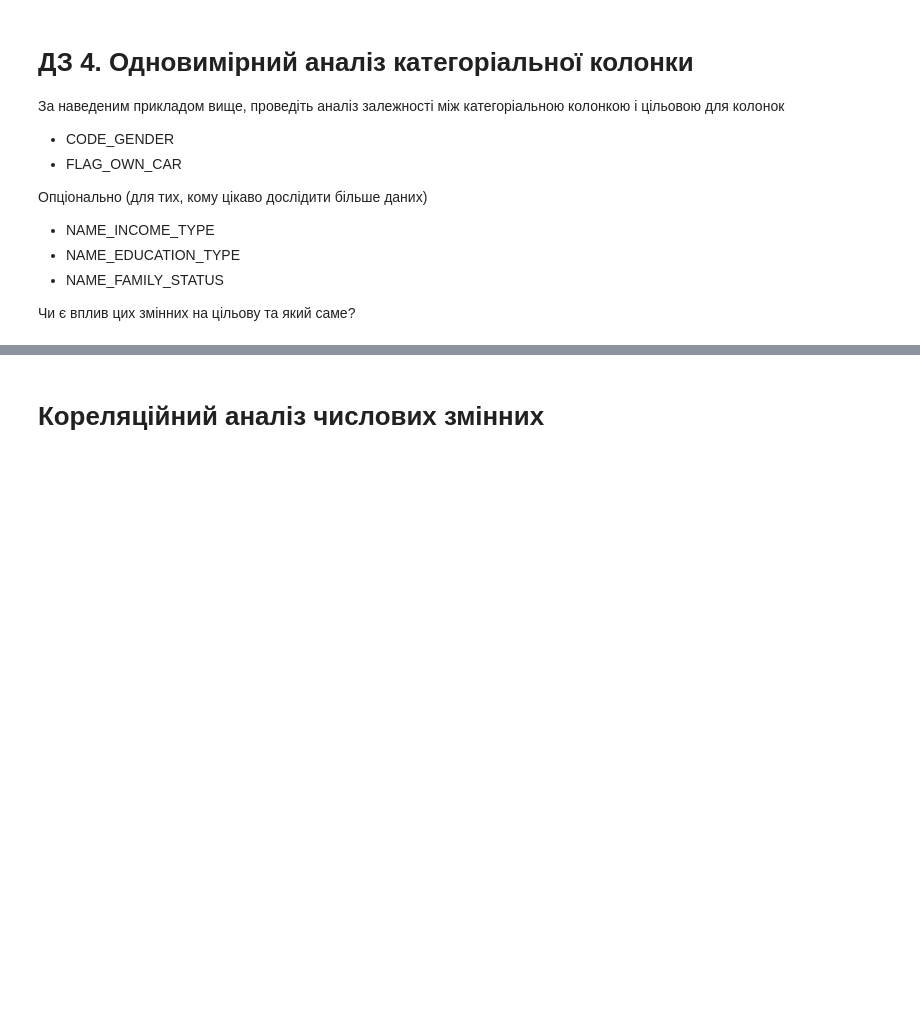
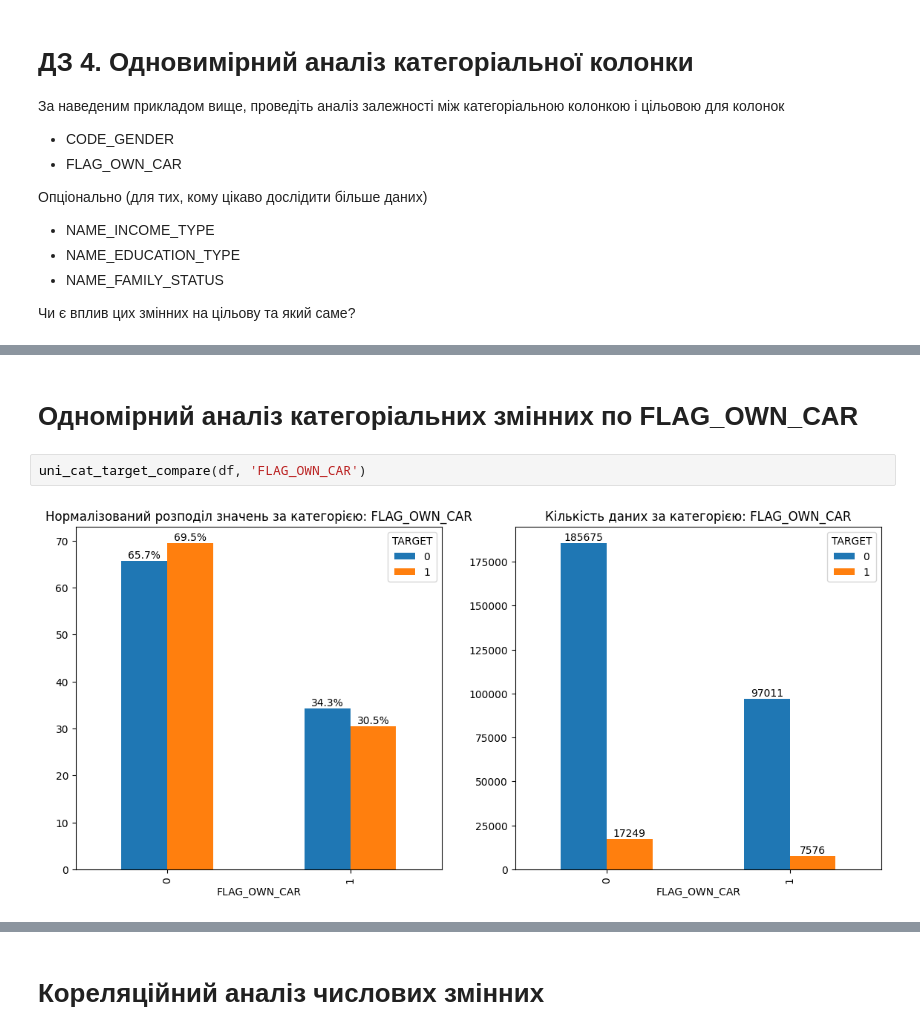
Before and after one commit to yelenana/machine_learning, a Jupyter notebook: Rybchynska_"HW_1_2_Credit_EDA".ipynb, the cells around one changed output, grey strips where cells are left out. Cells and saved outputs as stored; diff of their text form; blank space fills up the shorter version.

```diff
--- a/Rybchynska_"HW_1_2_Credit_EDA".ipynb
+++ b/Rybchynska_"HW_1_2_Credit_EDA".ipynb
@@ -2181,0 +2222,6 @@ uni_cat_target_compare(df, 'NAME_CONTRACT_TYPE')
+# %% [markdown]
+# Одномірний аналіз категоріальних змінних по FLAG_OWN_CAR
+# %%
+uni_cat_target_compare(df, 'FLAG_OWN_CAR')
+# %% [output]
+[figure, added]
```
Also changed, not shown: parts of 65 cells of this notebook.
